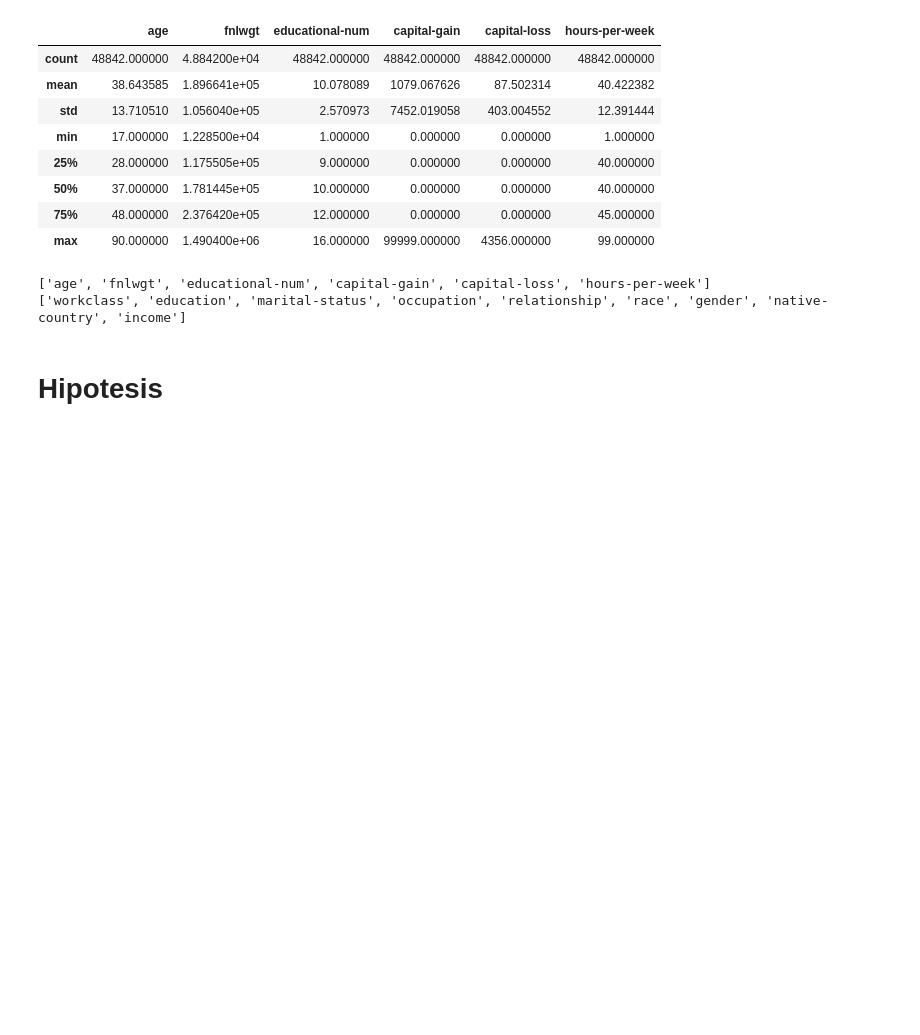
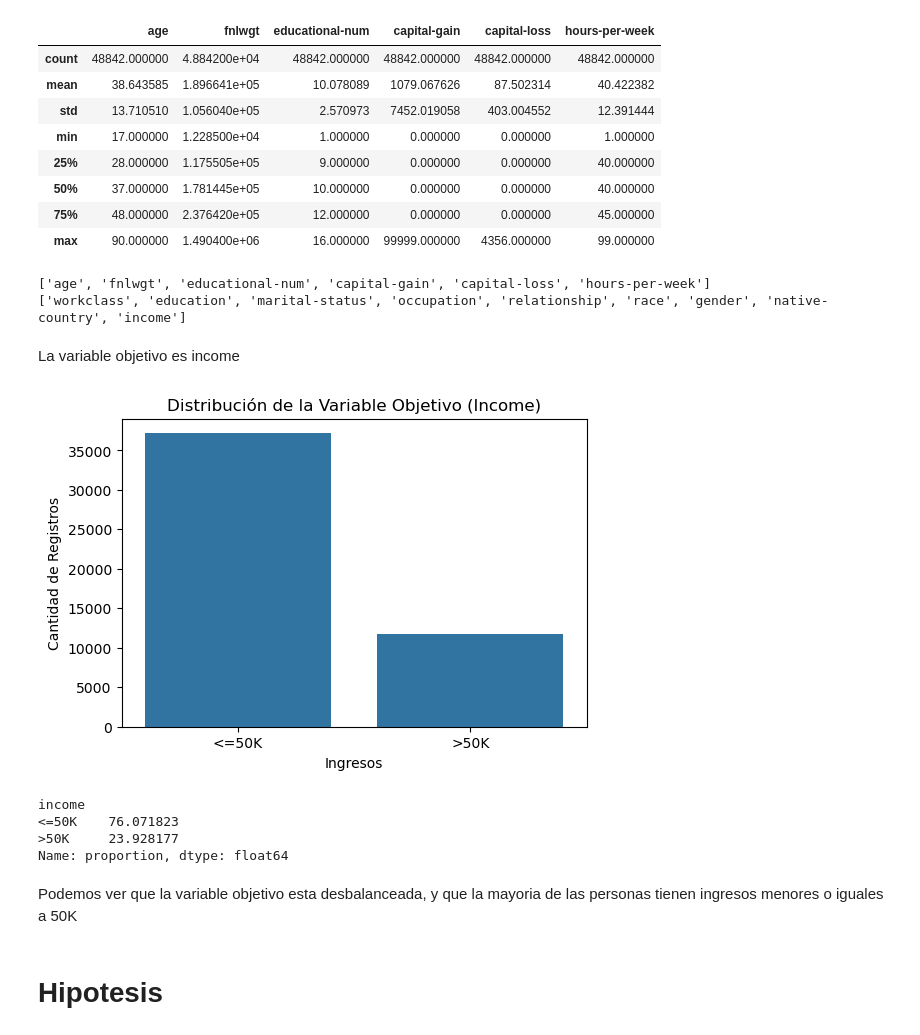
Before and after one commit to lauri871/trabajo_final, a Jupyter notebook: EDA.ipynb, the cells around one changed output. Cells and saved outputs as stored; diff of their text form; code cells hidden in the pictures; blank space fills up the shorter version.

```diff
--- a/EDA.ipynb
+++ b/EDA.ipynb
@@ -76,6 +73,25 @@ print(cat_cols)
 # %% [output]
 ['age', 'fnlwgt', 'educational-num', 'capital-gain', 'capital-loss', 'hours-per-week']
 ['workclass', 'education', 'marital-status', 'occupation', 'relationship', 'race', 'gender', 'native-country', 'income']
+# %% [markdown]
+La variable objetivo es income
+# %%
+plt.figure(figsize=(6,4))
+sns.countplot(data=df, x='income')
+plt.title('Distribución de la Variable Objetivo (Income)')
+plt.xlabel('Ingresos')
+plt.ylabel('Cantidad de Registros')
+plt.show()
+
+print(df['income'].value_counts(normalize=True) * 100)
+# %% [output]
+[figure, added]
+income
+<=50K    76.071823
+>50K     23.928177
+Name: proportion, dtype: float64
+# %% [markdown]
+Podemos ver que la variable objetivo esta desbalanceada, y que la mayoria de las personas tienen ingresos menores o iguales a 50K
 # %% [markdown]
 # Hipotesis
 # %% [markdown]
```
Also changed, not shown: parts of 29 cells of this notebook.
